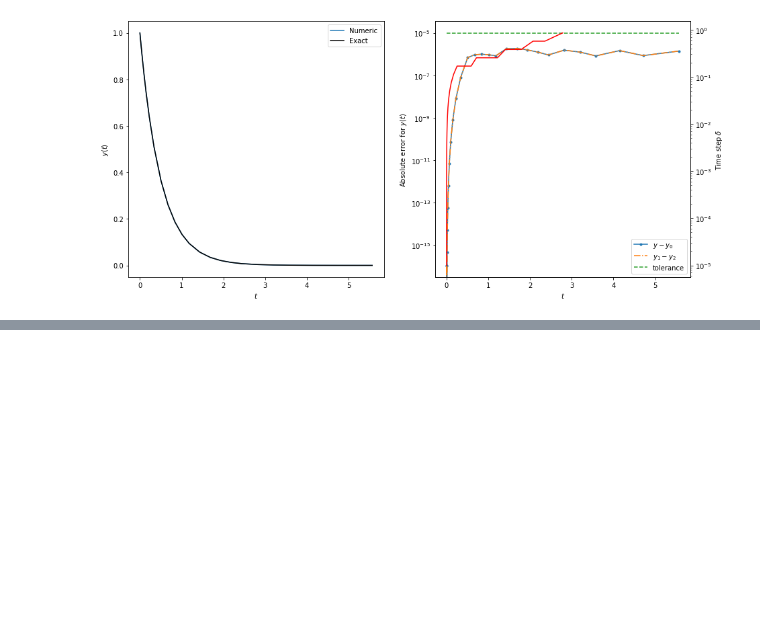
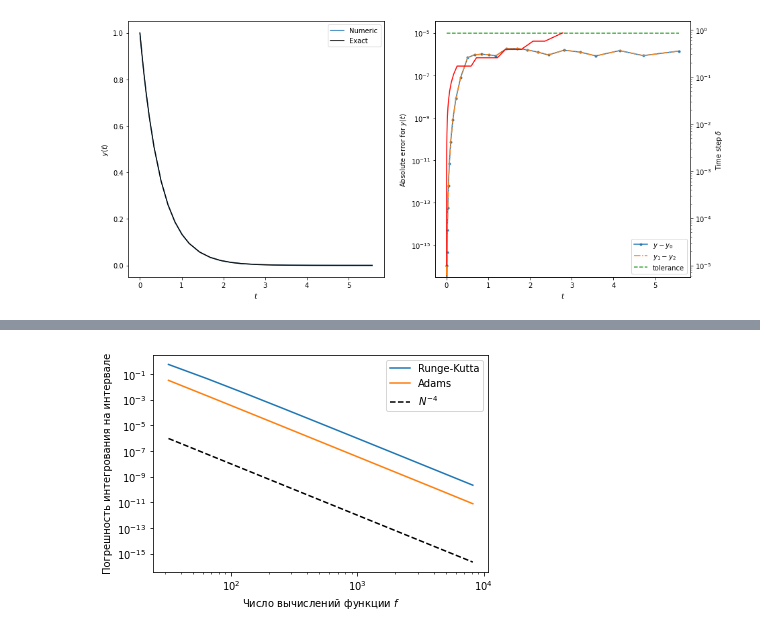
Before and after one commit to alepoydes/introduction-to-numerical-simulation, a Jupyter notebook: practice/Integrators.ipynb, the cells around one changed output, grey strips where cells are left out. Saved outputs shown, nothing was run; the diff lists cells and outputs as text; code cells hidden in the pictures; blank space fills up the shorter version.

```diff
--- a/practice/Integrators.ipynb
+++ b/practice/Integrators.ipynb
@@ -782,0 +806,55 @@ run_test_adaptive(integrator=RKF, tolerance=1e-5, **problem)
+# %%
+# Сравним точность метода Рунге-Кутты и метода Адомса четвертого порядка.
+# Будем подбирать шаги в обоих методах таким образом, чтобы общее число вычислений правой часто ОДУ было равным для обоих методов.
+
+alpha = 5 # Собственное число диф. оператора.
+f = lambda y: alpha*y #  # Правая часть ОДУ.
+y0 = 1 # Начальное условие.
+y = lambda t: y0*np.exp(alpha*t) # Аналитическое решение.
+T = 1 # Максимальное значение времени.
+yT = y(T) # Точное значение ответа.
+
+Ns = 2**np.arange(5,14) # Число вычислений f.
+delta_RK = np.empty(Ns.shape) # Шаги для РК для каждого N/
+delta_A = np.empty(Ns.shape) # Шаги для Адамса.
+err_RK = np.empty(Ns.shape) # Ошибка метода РК для данного N.
+err_A = np.empty(Ns.shape) # Ошибка метода Адамса для данного N.
+
+for n, N in enumerate(Ns):
+    # Сначала считаем по РК
+    K = N//4 # Число шаго по РК
+    delta = delta_RK[n] = T/K # Шаг интегрирования
+    yk = y0
+    for k in range(K): # Делаем шаги по РК
+        yk = RungeKuttaIntegrator(delta, yk, f)
+    err_RK[n] = np.abs(yT-yk)
+
+    # Теперь считаем по Адамсу.
+    delta = delta_A[n] = T/N
+    yk0 = y0
+    # Первые несколько точек считаем по РК (не учитываем увеличение числа операций, так как 3*3<<N).
+    yk1 = RungeKuttaIntegrator(delta, yk0, f)
+    yk2 = RungeKuttaIntegrator(delta, yk1, f)
+    yk3 = RungeKuttaIntegrator(delta, yk2, f)
+    # Сохраняем производные в 4 точках.
+    fk0, fk1, fk2, fk3 = f(yk0), f(yk1), f(yk2), f(yk3)
+    for k in range(3, N): # Делаем шаги
+        yk4 = yk0+4*delta/3*(2*fk1-fk2+2*fk3) # Новая точка
+        fk4 = f(yk4) # Новая производная
+        # Перенумеруем точки.
+        yk0, yk1, yk2, yk3 = yk1, yk2, yk3, yk4
+        fk0, fk1, fk2, fk3 = fk1, fk2, fk3, fk4
+    err_A[n] = np.abs(yT-yk4)
+
+# Строим графики ошибок
+plt.loglog(Ns, err_RK, '-', label="Runge-Kutta")
+plt.loglog(Ns, err_A, '-', label="Adams")
+plt.loglog(Ns, Ns**(-4.), '--k', label="$N^{-4}$")
+plt.xlabel("Число вычислений функции $f$")
+plt.ylabel("Погрешность интегрования на интервале")
+plt.legend()
+plt.show()
+
+# Оба метода имеют четвертый порядок, но Адамс дает заметно более точное решение при том же объемы вычислений, что и РК.
+# %% [output]
+[figure, added]
```
Also changed, not shown: parts of 4 cells of this notebook.
